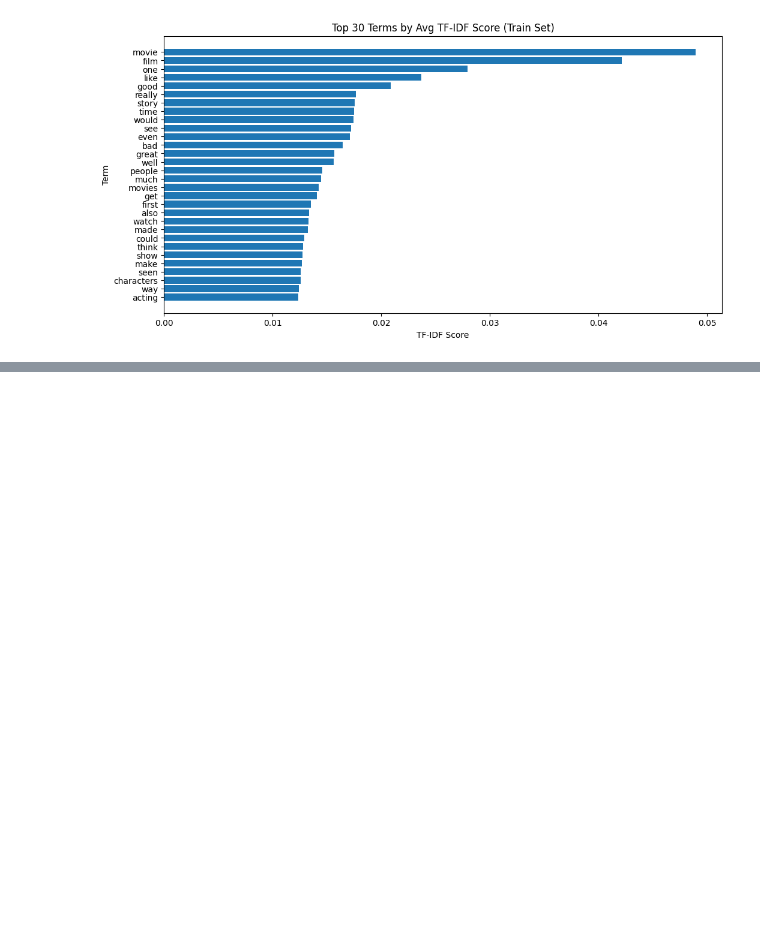
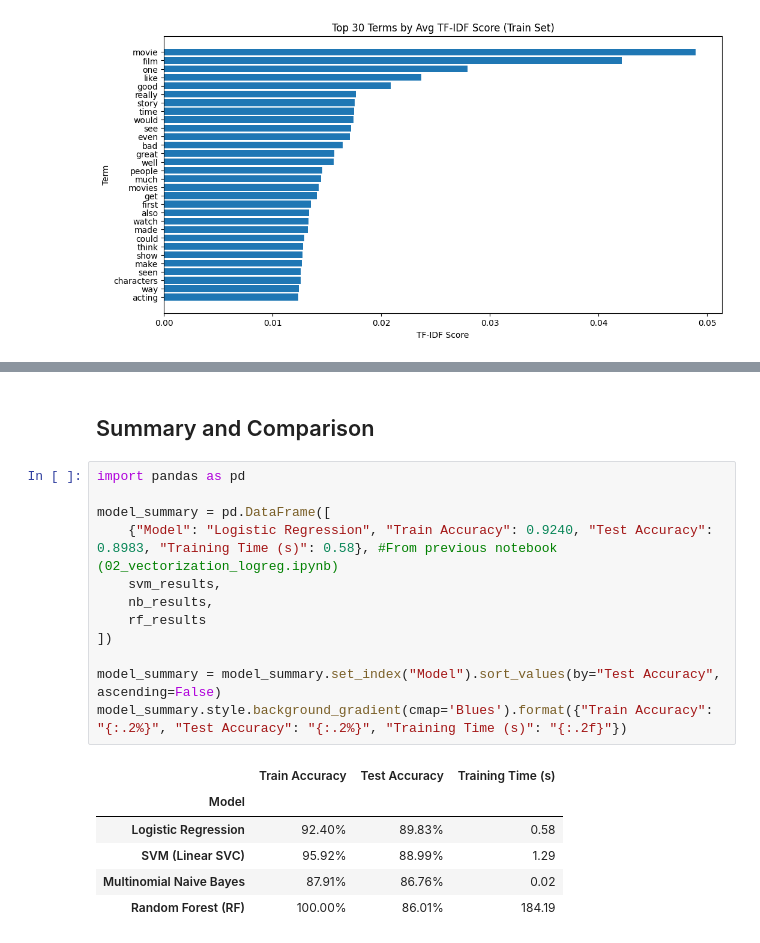
Before and after one commit to TarneemAlaa1/imdb-sentiment-classifier, a Jupyter notebook: notebooks/03_classical_ml_models.ipynb, the cells around one changed output, grey strips where cells are left out. Saved outputs shown, nothing was run; the diff lists cells and outputs as text; blank space fills up the shorter version.

```diff
--- a/notebooks/03_classical_ml_models.ipynb
+++ b/notebooks/03_classical_ml_models.ipynb
@@ -130,0 +295,21 @@ plt.show()
+# %% [markdown]
+## Summary and Comparison
+# %%
+import pandas as pd
+
+model_summary = pd.DataFrame([
+    {"Model": "Logistic Regression", "Train Accuracy": 0.9240, "Test Accuracy": 0.8983, "Training Time (s)": 0.58}, #From previous notebook (02_vectorization_logreg.ipynb)
+    svm_results,
+    nb_results,
+    rf_results
+])
+
+model_summary = model_summary.set_index("Model").sort_values(by="Test Accuracy", ascending=False)
+model_summary.style.background_gradient(cmap='Blues').format({"Train Accuracy": "{:.2%}", "Test Accuracy": "{:.2%}", "Training Time (s)": "{:.2f}"})
+# %% [output]
+|  | Train Accuracy | Test Accuracy | Training Time (s) |
+| Model |  |  |  |
+| Logistic Regression | 92.40% | 89.83% | 0.58 |
+| SVM (Linear SVC) | 95.92% | 88.99% | 1.29 |
+| Multinomial Naive Bayes | 87.91% | 86.76% | 0.02 |
+| Random Forest (RF) | 100.00% | 86.01% | 184.19 |
```
Also changed, not shown: parts of 15 cells of this notebook, 1 other file.
